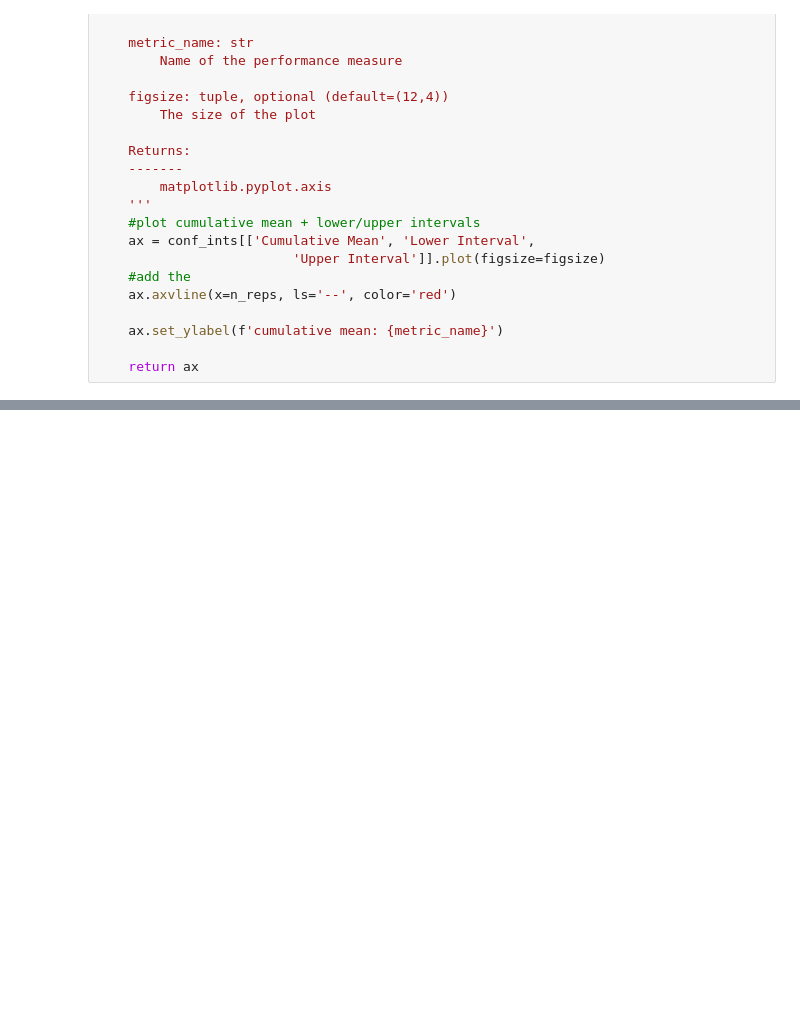
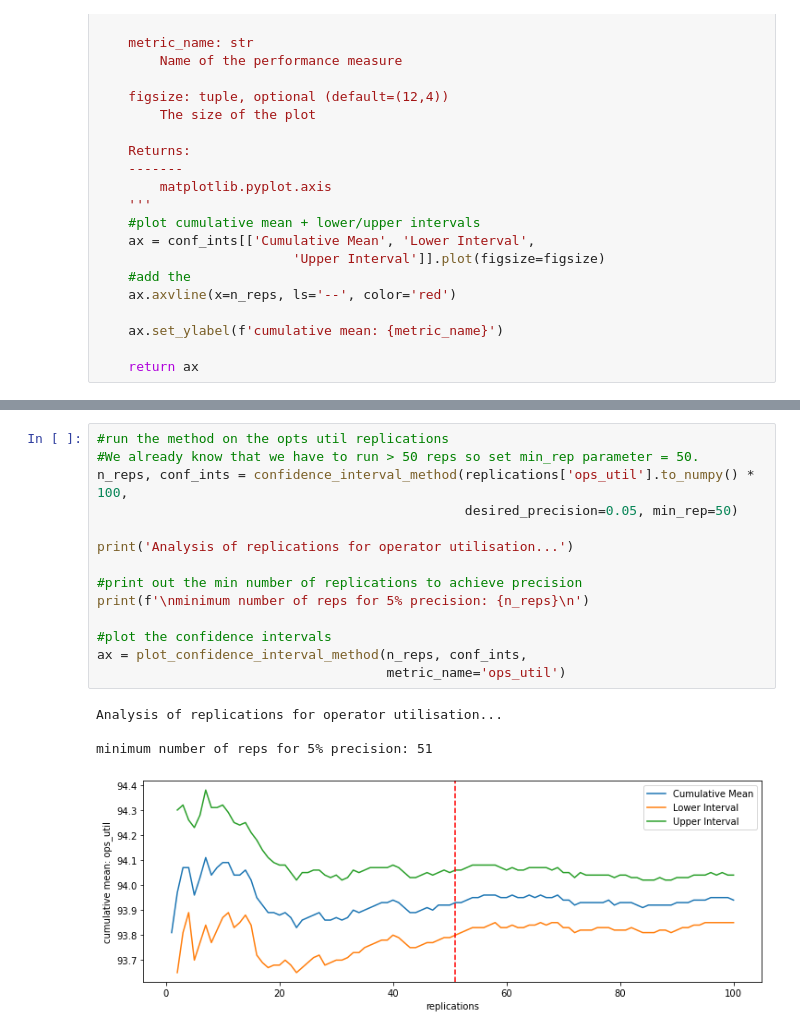
Before and after one commit to health-data-science-OR/stochastic_systems, a Jupyter notebook: labs/simulation/output_analysis/output_analysis_simpler.ipynb, the cells around one changed output, grey strips where cells are left out. Drawn from its saved outputs; the diff is of its cells as text; blank space fills up the shorter version.

Commit message:
OUTPUT ANALYSIS: draft complete

```diff
--- a/labs/simulation/output_analysis/output_analysis_simpler.ipynb
+++ b/labs/simulation/output_analysis/output_analysis_simpler.ipynb
@@ -678,0 +716,19 @@ conf_ints.iloc[n_reps:n_reps+1]
+# %%
+#run the method on the opts util replications
+#We already know that we have to run > 50 reps so set min_rep parameter = 50.
+n_reps, conf_ints = confidence_interval_method(replications['ops_util'].to_numpy() * 100,
+                                               desired_precision=0.05, min_rep=50)
+
+print('Analysis of replications for operator utilisation...')
+
+#print out the min number of replications to achieve precision
+print(f'\nminimum number of reps for 5% precision: {n_reps}\n')
+
+#plot the confidence intervals
+ax = plot_confidence_interval_method(n_reps, conf_ints,
+                                     metric_name='ops_util')
+# %% [output]
+Analysis of replications for operator utilisation...
+
+minimum number of reps for 5% precision: 51
+[figure, added]
```
Also changed, not shown: parts of 34 cells of this notebook.
